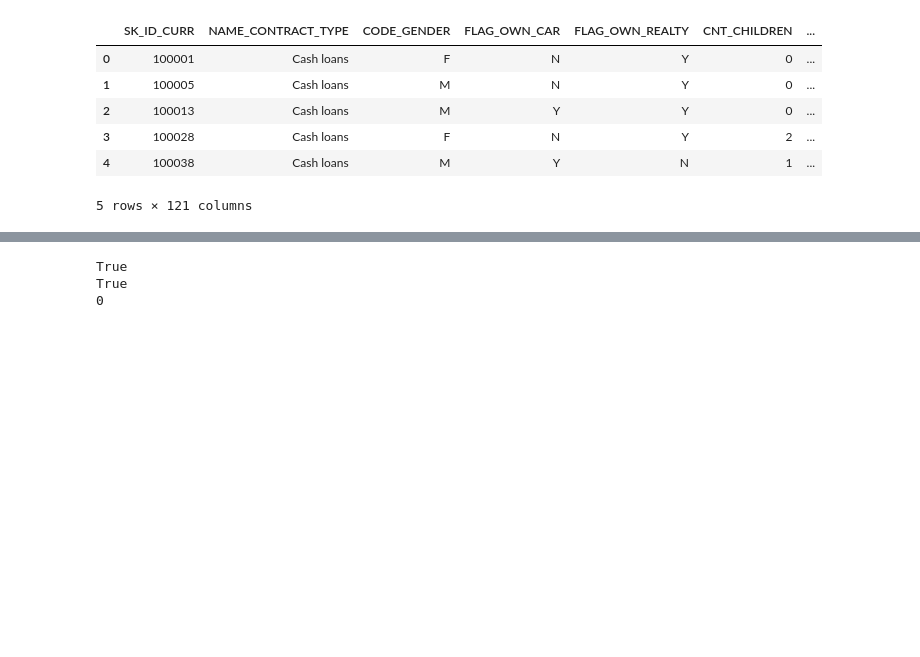
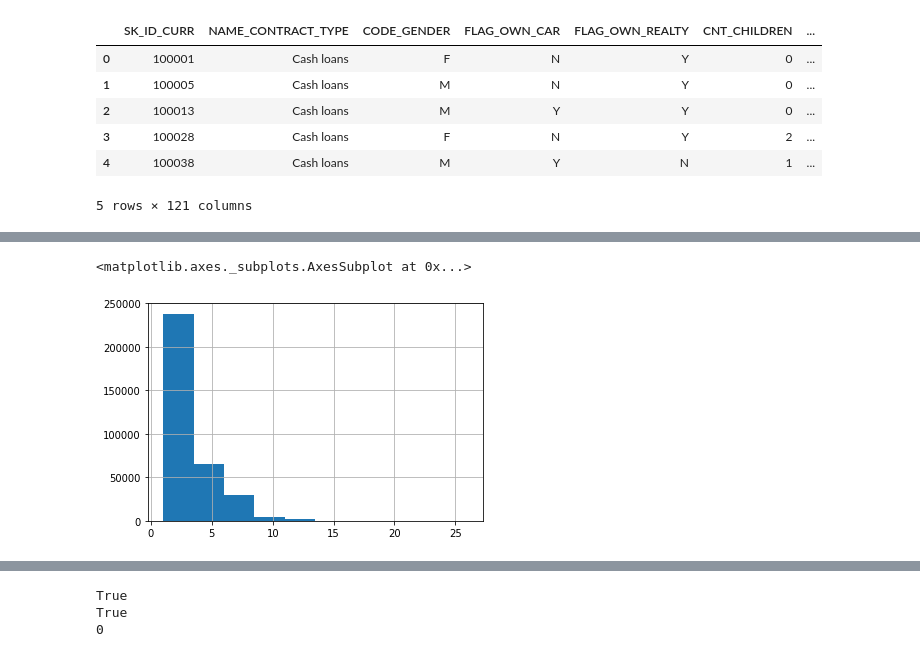
Before and after one commit to youess/credit_risk, a Jupyter notebook: eda/EDA_HOME_credit_Analysis.ipynb, the cells around one changed output, grey strips where cells are left out. Saved outputs shown, nothing was run; the diff lists cells and outputs as text; code cells hidden in the pictures; blank space fills up the shorter version.

```diff
--- a/eda/EDA_HOME_credit_Analysis.ipynb
+++ b/eda/EDA_HOME_credit_Analysis.ipynb
@@ -115,0 +222,13 @@ bureau2.isnull().sum() / bureau2.shape[0]
+# %%
+# df1 = get_group_stat(bureau, ['SK_ID_CURR'], 'SK_ID_BUREAU', fun='nunique')
+df = get_group_stat(bureau2, ['SK_ID_CURR', 'CREDIT_ACTIVE'], 'SK_ID_BUREAU', 'nunique')
+# df.CREDIT_ACTIVE.value_counts()      # closed, active, sold, bad debt.
+'''
+Closed      267925
+Active      251815
+Sold          6021
+Bad debt        21
+Name: CREDIT_ACTIVE, dtype: int64
+'''
+df = df.pivot_table(index=['SK_ID_CURR'], columns=['CREDIT_ACTIVE'], fill_value=0)
+df.head()
@@ -115,0 +245,9 @@ bureau2.isnull().sum() / bureau2.shape[0]
+# %%
+cols = []
+for idx0, idx1 in zip(df.columns.labels[0], df.columns.labels[1]):
+    # print(idx0, idx1)
+    col = [df.columns.levels[0][idx0], df.columns.levels[1][idx1].replace(' ', '_')]
+    cols.append('_'.join(col))
+
+df.columns = cols
+df.head()
@@ -115,0 +262,18 @@ bureau2.isnull().sum() / bureau2.shape[0]
+# %%
+def pivot_stat_single(df, index, column, fill_value=None):
+    """
+    将两列的统计量reshape成一列并将列名更改
+    """
+    df = df.pivot_table(index=index, columns=column, fill_value=fill_value)
+    cols = []
+    for idx0, idx1 in zip(df.columns.labels[0], df.columns.labels[1]):
+        col = [df.columns.levels[0][idx0], df.columns.levels[1][idx1].replace(' ', '_')]
+        cols.append('_'.join(col))
+
+    df.columns = cols
+    df = df.reset_index()
+    return df
+
+df = get_group_stat(bureau2, ['SK_ID_CURR', 'CREDIT_ACTIVE'], 'SK_ID_BUREAU', 'nunique')
+df = pivot_stat_single(df, 'SK_ID_CURR', 'CREDIT_ACTIVE', fill_value=0)
+df.head()
@@ -115,0 +534,5 @@ bureau2.isnull().sum() / bureau2.shape[0]
+# %%
+df.nunique_SK_ID_CURR_SK_ID_PREV.hist()
+# %% [output]
+<matplotlib.axes._subplots.AxesSubplot at 0x...>
+[figure, added]
```
Also changed, not shown: parts of 48 cells of this notebook, 5 other files.
